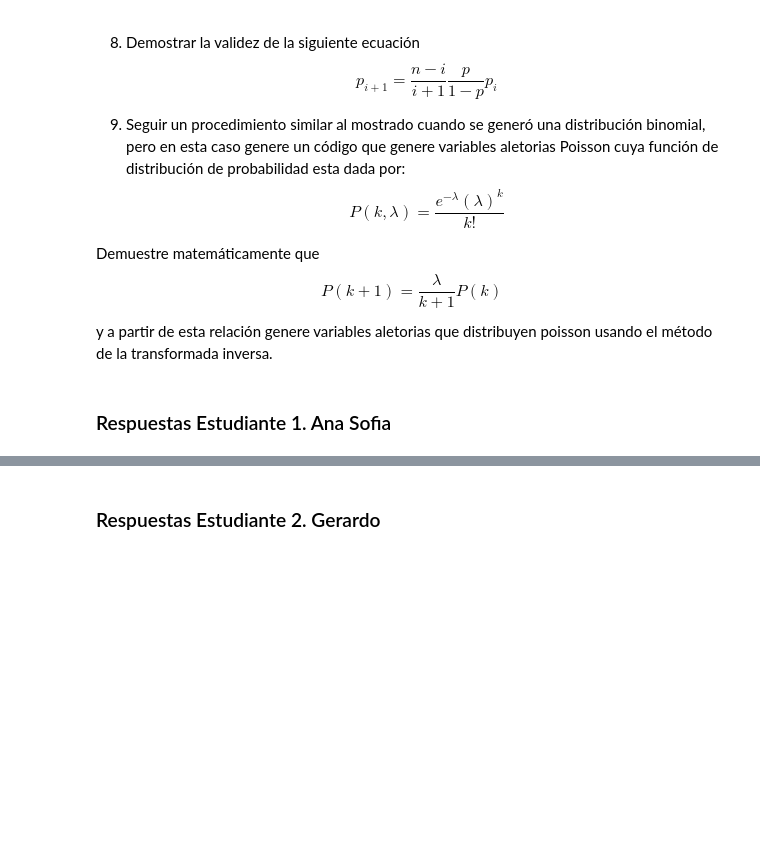
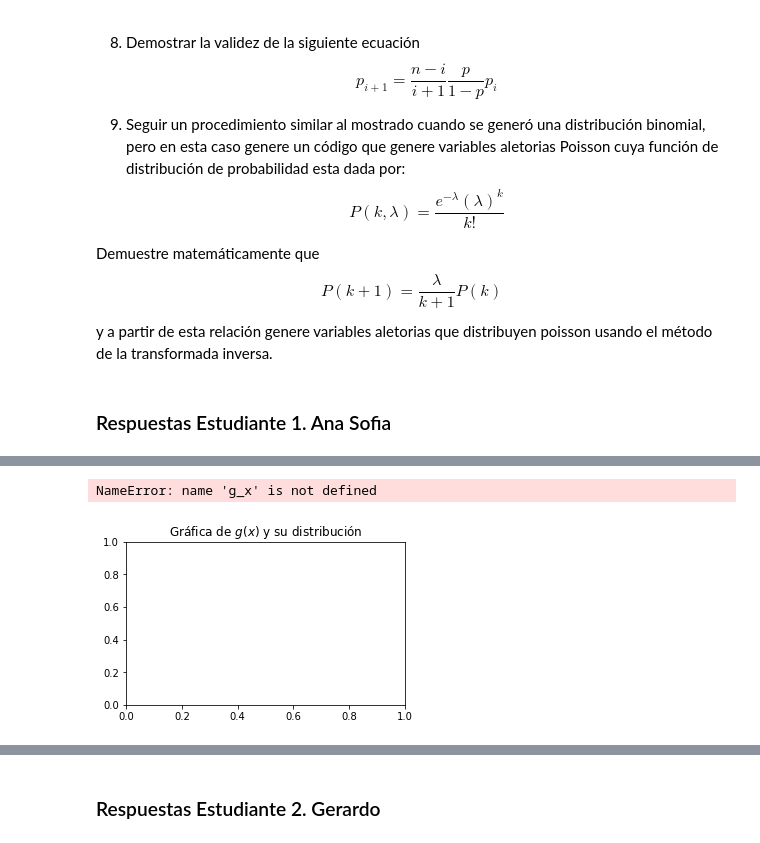
Before and after one commit to anadurrmuller/Tarea6_ASDurrmuller_GGonzalez, a Jupyter notebook: Tarea6_ASDurrmuller_GGonzalez.ipynb, the cells around one changed output, grey strips where cells are left out. Saved outputs shown, nothing was run; the diff lists cells and outputs as text; code cells hidden in the pictures; blank space fills up the shorter version.

```diff
--- a/Tarea6_ASDurrmuller_GGonzalez.ipynb
+++ b/Tarea6_ASDurrmuller_GGonzalez.ipynb
@@ -71,0 +98,15 @@ from scipy import optimize
+# %%
+# Solucion 4
+N = 10000
+x = np.arange(0,1,0.01) #vector x que va de 0 a 1
+gx = lambda x: (np.pi * np.sin(np.pi*x))/2 #funcion g(x)
+distribucion_gx = lambda u: (np.arccos(1-2*u))/np.pi #distribucion de g(x)
+val_aleatorios = np.random.rand(N) # genera valores aleatorios
+#grafica
+plt.figure(figsize=[5,3])
+plt.title('Gráfica de $g(x)$ y su distribución',fontsize=12)
+plt.plot(x,g_x(x),'-r',lw=2)
+plt.hist(G_f_dist(u),bins=50,density=True);
+# %% [output]
+NameError: name 'g_x' is not defined
+[figure, added]
```
Also changed, not shown: parts of 22 cells of this notebook, 1 other file.
